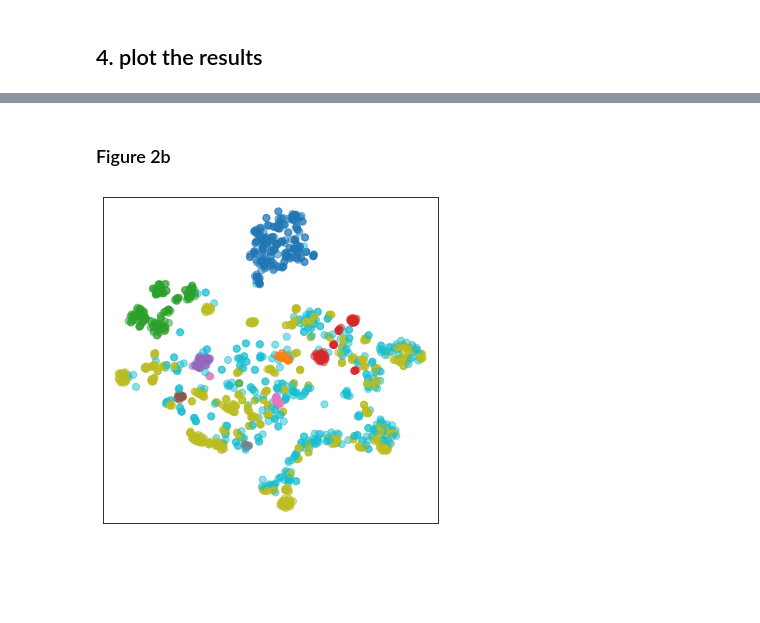
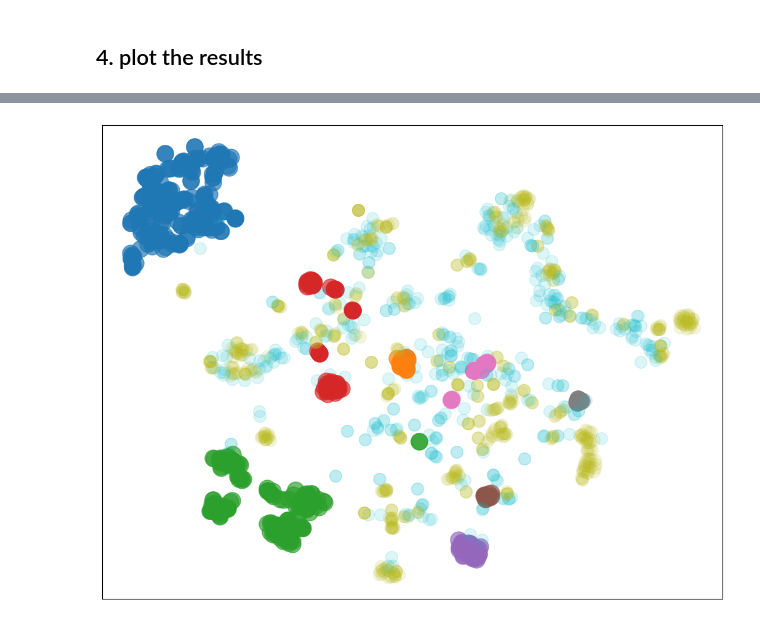
Before and after one commit to zhangrz1983/PeriodicTableWasserstein, a Jupyter notebook: periodic_table_wasserstein.ipynb, the cells around one changed output, grey strips where cells are left out. Drawn from its saved outputs; the diff is of its cells as text; code cells hidden in the pictures; blank space fills up the shorter version.

```diff
--- a/periodic_table_wasserstein.ipynb
+++ b/periodic_table_wasserstein.ipynb
@@ -203,5 +284,5 @@ all_labels = pd.read_csv('all_labels.csv', index_col=0)
 # %%
-df_plot = all_labels[['formula','Final_label']].copy()
+df_plot = all_labels[['formula','Final PTR']].copy()
 # %%
 groups = {
     -1: ['No group','#17becf'],
@@ -224,7 +305,7 @@ group_names = []
 colors = []
 
 for idx in df_plot.index:
-    lbl = df_plot.loc[idx, 'Final_label']
+    lbl = df_plot.loc[idx, 'Final PTR']
     if lbl in groups.keys():
         group_names.append(groups[lbl][0])
         colors.append(groups[lbl][1])
@@ -234,5 +315,3 @@ for idx in df_plot.index:
 
 df_plot['group name'] = group_names
 df_plot['color'] = colors
-# %% [markdown]
-### Figure 2b
@@ -245,20 +318,36 @@ df_plot['y'] = embedded_points[:, 1]
-# %%
-# Plotting
-plt.figure(figsize=(6, 6))
-plt.scatter(df_plot['x'], df_plot['y'],
-            color=df_plot['color'],
-            label=df_plot['group name'],
-            marker='o',
-            s=50,
-            alpha=0.5
-            )
-
-plt.tick_params(axis='both', which='both', bottom=False, top=False, left=False, right=False)
-plt.xticks([])
-plt.yticks([])
-
-plt.savefig('my_plot.png', dpi=300, bbox_inches='tight')
-# %% [output]
-[figure, removed]
+# %%
+tsne = TSNE(metric="precomputed", n_components=2, perplexity=30, n_iter=1000, random_state=42, init='random')
+# %%
+embedded_points = tsne.fit_transform(PTR_dist + LoStOP_dist)
+df_plot['x'] = embedded_points[:, 0]
+df_plot['y'] = embedded_points[:, 1]
+
+plt.figure(figsize=(13, 10))
+
+for idx, row in df_plot.iterrows():
+    if row['Final PTR'] == -1:
+        alpha = 0.15
+        size = 200
+    elif row['group name'] == 'All other groups':
+        alpha = 0.15
+        size = 200
+    else:
+        alpha = 0.68
+        size = 380
+
+    plt.scatter(row['x'], row['y'],
+                color=row['color'],
+                label=row['group name'] if idx == 0 or row['group name'] not in df_plot.iloc[:idx]['group name'].tolist() else "",
+                marker='o',
+                s=size,
+                alpha=alpha)
+
+plt.tick_params(axis='both', which='both', bottom=False, top=False, left=False, right=False)
+plt.xticks([])
+plt.yticks([])
+plt.savefig('fig.png', dpi=600, bbox_inches='tight')
+plt.show()
+# %% [output]
+[figure, added]
 # %%
 df_plot.to_csv('tsne_plot.csv')
```
Also changed, not shown: parts of 33 cells of this notebook, 3 other files.
